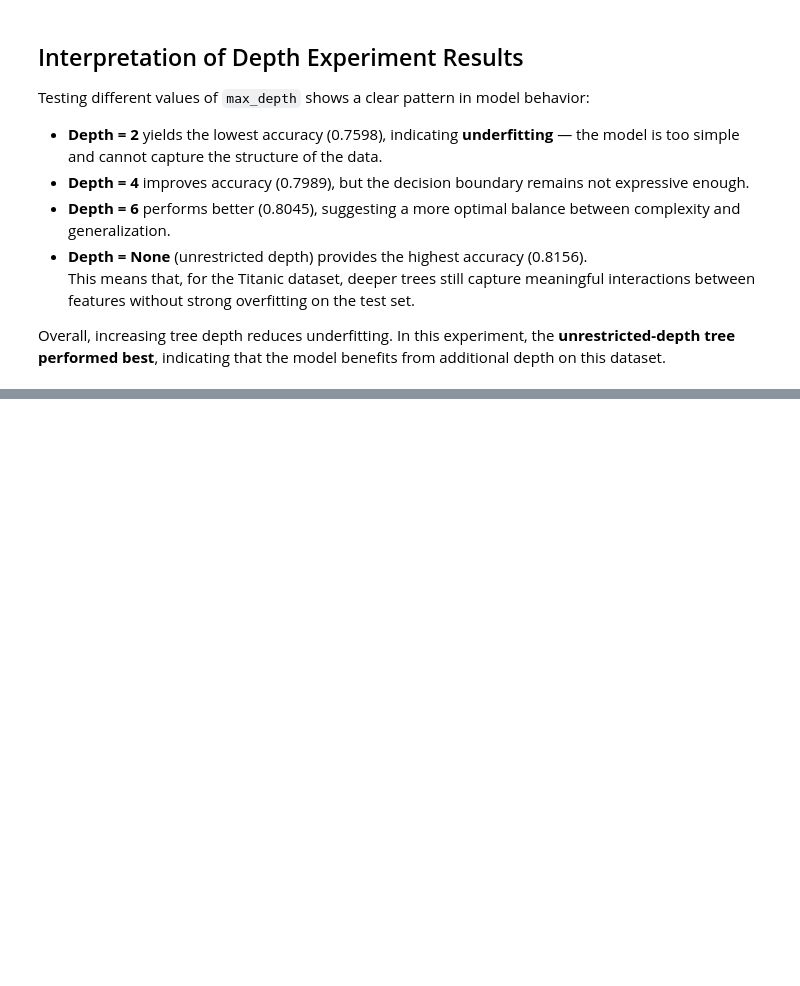
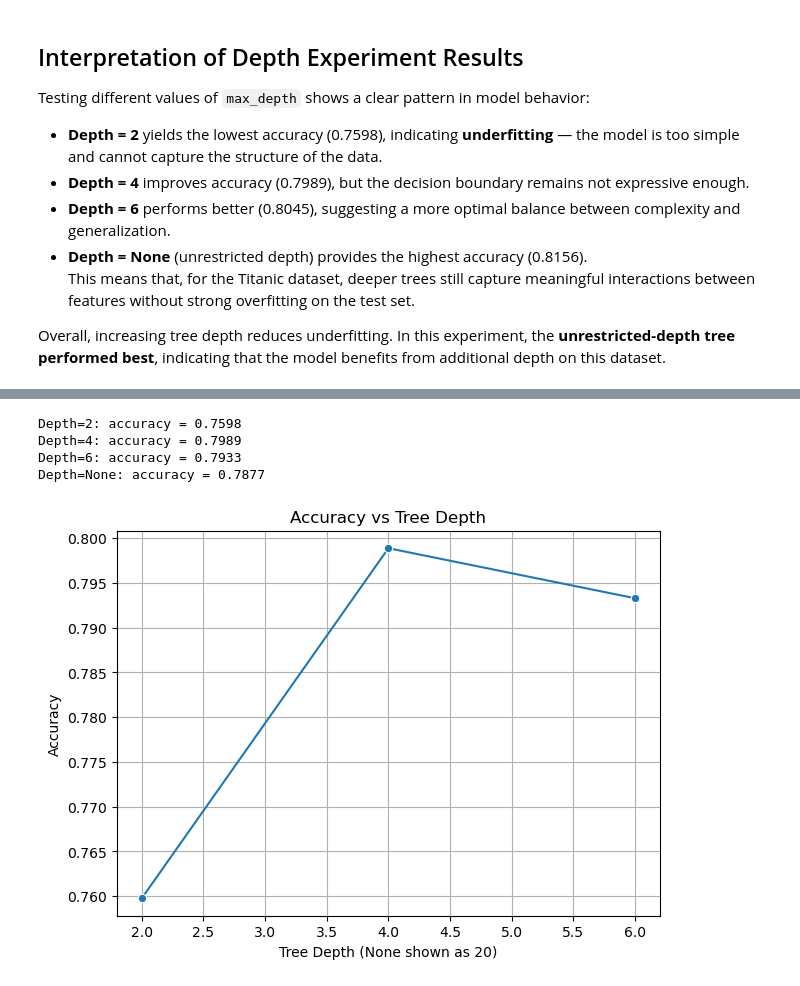
Before and after one commit to anastasiakhromova/DecisionTree_titanic, a Jupyter notebook: DecisionTree_titanic.ipynb, the cells around one changed output, grey strips where cells are left out. Cells and saved outputs as stored; diff of their text form; code cells hidden in the pictures; blank space fills up the shorter version.

```diff
--- a/DecisionTree_titanic.ipynb
+++ b/DecisionTree_titanic.ipynb
@@ -442,0 +566,36 @@ Overall, increasing tree depth reduces underfitting. In this experiment, the **u
+# %%
+depths = [2, 4, 6, None]
+results_fs = {}
+
+for d in depths:
+    model_fs = DecisionTreeClassifier(max_depth=d, random_state=42)
+    model_fs.fit(X_train_fs, y_train_fs)
+    pred_fs = model_fs.predict(X_test_fs)
+    acc_fs = accuracy_score(y_test_fs, pred_fs)
+    results_fs[d] = acc_fs
+    print(f"Depth={d}: accuracy = {acc_fs:.4f}")
+# %% [output]
+Depth=2: accuracy = 0.7598
+Depth=4: accuracy = 0.7989
+Depth=6: accuracy = 0.7933
+Depth=None: accuracy = 0.7877
+# %%
+# Convert results dict to a DataFrame for plotting
+results_df_fs = pd.DataFrame({
+    "depth": [2, 4, 6, None],
+    "accuracy": [results_fs[2], results_fs[4], results_fs[6], results_fs[None]]
+})
+
+# Replace None with a numeric placeholder for plotting (e.g., max_depth = 20)
+results_df_fs["depth_plot"] = results_df_fs["depth"].replace({None: 20})
+
+plt.figure(figsize=(7,5))
+sns.lineplot(data=results_df_fs, x="depth_plot", y="accuracy", marker="o")
+plt.title("Accuracy vs Tree Depth")
+plt.xlabel("Tree Depth (None shown as 20)")
+plt.ylabel("Accuracy")
+plt.grid(True)
+plt.savefig("tree_depth_accuracy_fs.png", dpi=300, bbox_inches='tight')
+plt.show()
+# %% [output]
+[figure, added]
```
Also changed, not shown: parts of 12 cells of this notebook, 3 other files.
